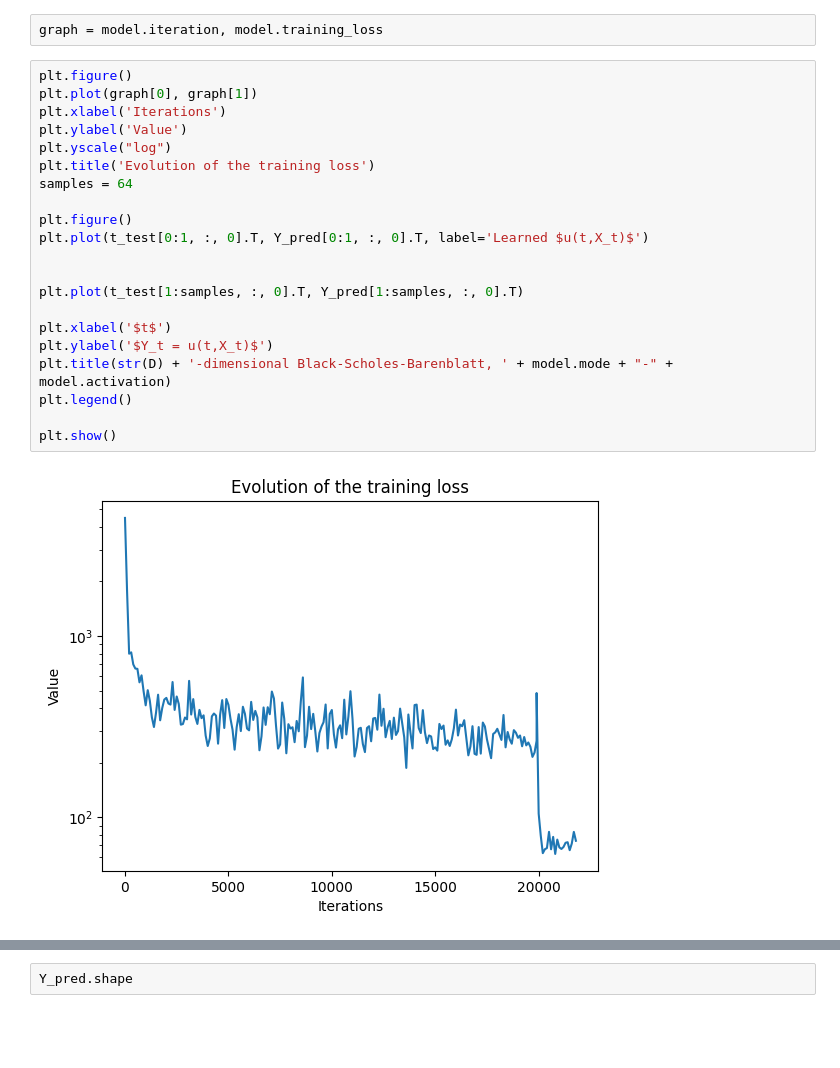
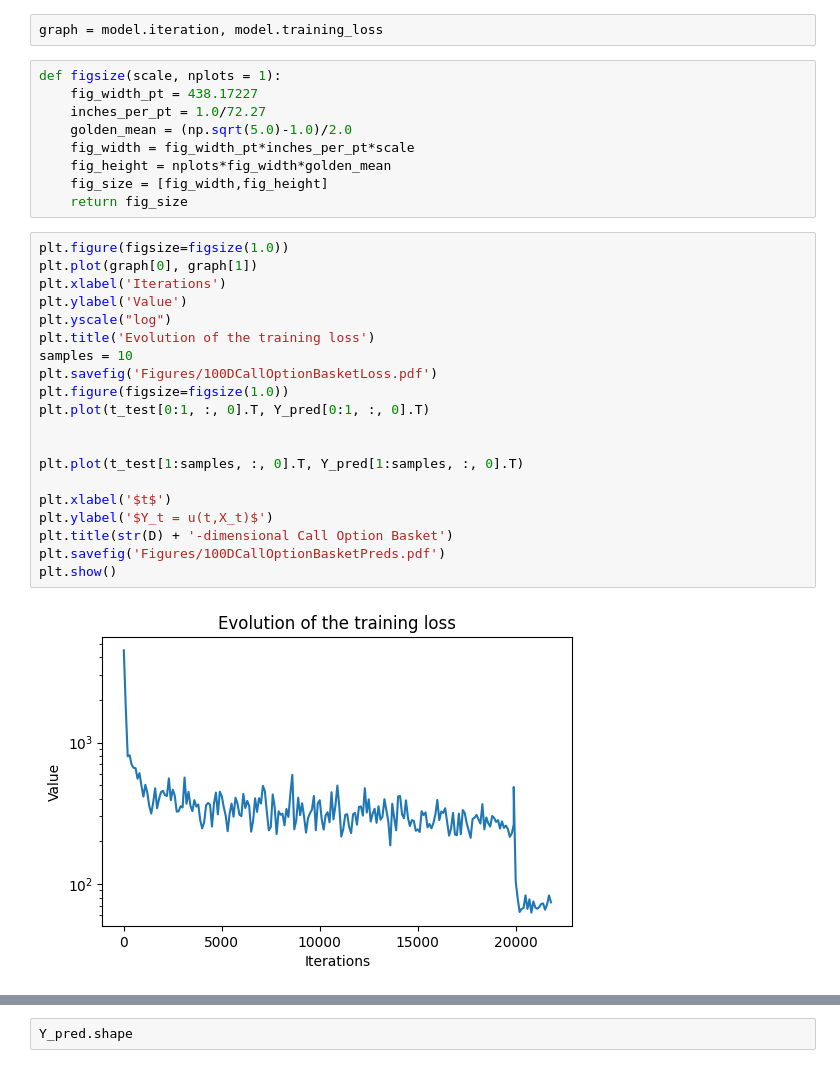
Before and after one commit to Aadhithya-06/Final-Year-Project, a Jupyter notebook: CallOptionsBasket.ipynb, the cells around one changed output, grey strips where cells are left out. Saved outputs shown, nothing was run; the diff lists cells and outputs as text; blank space fills up the shorter version.

Commit message:
Call Basket Figures

```diff
--- a/CallOptionsBasket.ipynb
+++ b/CallOptionsBasket.ipynb
@@ -56,26 +56,34 @@ for i in range(15):
 Y_pred = Y_pred * 100
 # %%
 graph = model.iteration, model.training_loss
+# %%
+def figsize(scale, nplots = 1):
+    fig_width_pt = 438.17227
+    inches_per_pt = 1.0/72.27
+    golden_mean = (np.sqrt(5.0)-1.0)/2.0
+    fig_width = fig_width_pt*inches_per_pt*scale
+    fig_height = nplots*fig_width*golden_mean
+    fig_size = [fig_width,fig_height]
+    return fig_size
 # %%
-plt.figure()
+plt.figure(figsize=figsize(1.0))
 plt.plot(graph[0], graph[1])
 plt.xlabel('Iterations')
 plt.ylabel('Value')
 plt.yscale("log")
 plt.title('Evolution of the training loss')
-samples = 64
-
-plt.figure()
-plt.plot(t_test[0:1, :, 0].T, Y_pred[0:1, :, 0].T, label='Learned $u(t,X_t)$')
+samples = 10
+plt.savefig('Figures/100DCallOptionBasketLoss.pdf')
+plt.figure(figsize=figsize(1.0))
+plt.plot(t_test[0:1, :, 0].T, Y_pred[0:1, :, 0].T)
 
 
 plt.plot(t_test[1:samples, :, 0].T, Y_pred[1:samples, :, 0].T)
 
 plt.xlabel('$t$')
 plt.ylabel('$Y_t = u(t,X_t)$')
-plt.title(str(D) + '-dimensional Black-Scholes-Barenblatt, ' + model.mode + "-" + model.activation)
-plt.legend()
-
+plt.title(str(D) + '-dimensional Call Option Basket')
+plt.savefig('Figures/100DCallOptionBasketPreds.pdf')
 plt.show()
 # %% [output]
-[figure, old version]
+[figure, new version]
```
Also changed, not shown: parts of 2 cells of this notebook, 3 other files.
